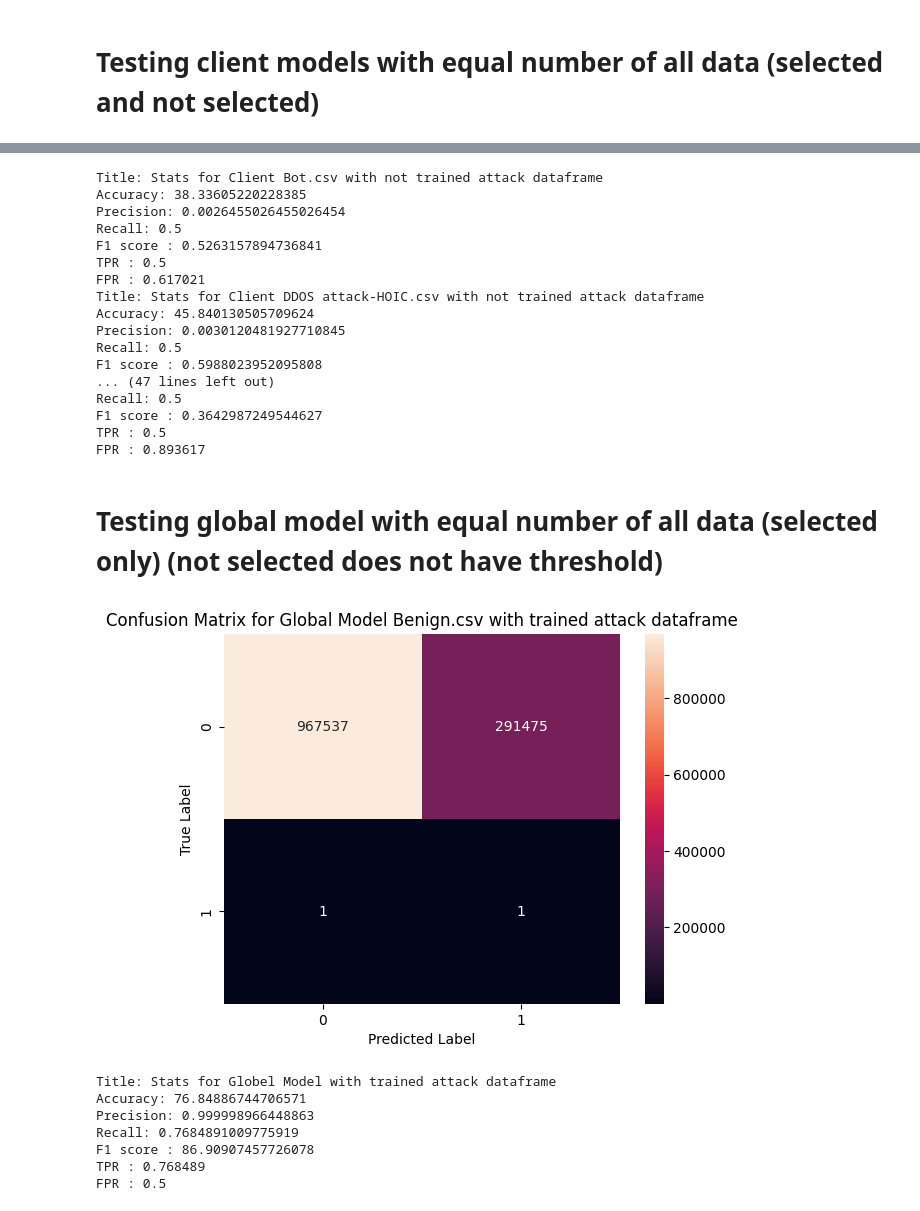
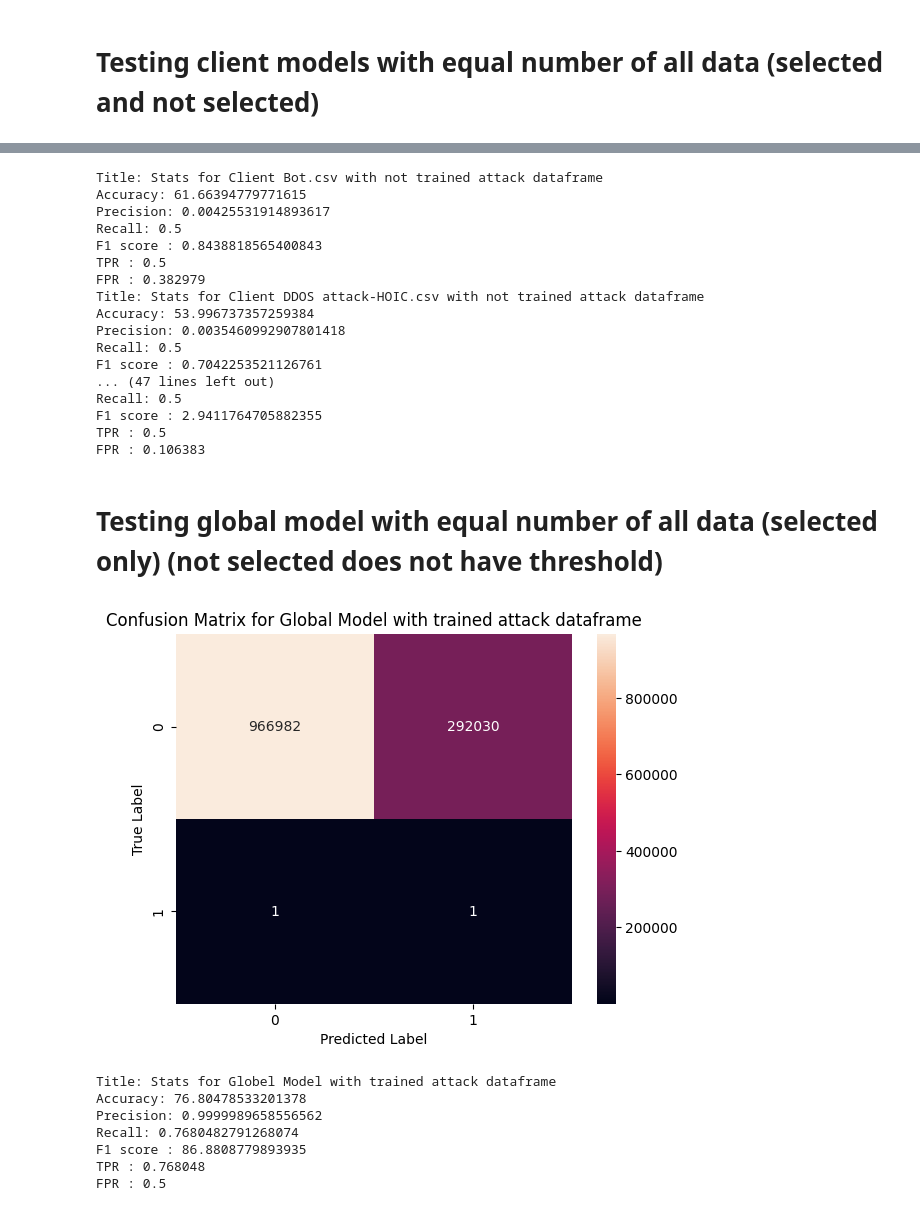
Before and after one commit to 4k5h1t/FYP, a Jupyter notebook: Separate_Attack_Training_FL_mixed-global.ipynb, the cells around one changed output, grey strips where cells are left out. Saved outputs shown, nothing was run; the diff lists cells and outputs as text; code cells hidden in the pictures.

Commit message:
Corrected the confusion matrix classification

```diff
--- a/Separate_Attack_Training_FL_mixed-global.ipynb
+++ b/Separate_Attack_Training_FL_mixed-global.ipynb
@@ -799,7 +802,7 @@ for device in devices:
           y_pred.append(1 if error <= threshold else 0)
         else:
           y_true.append(0)
-          y_pred.append(0 if error <= threshold else 1)
+          y_pred.append(0 if error >= threshold else 1)
     TP, FP, TN, FN = perf_measure(y_true, y_pred)
     TP += 1
     FN += 1
@@ -897,7 +900,7 @@ for device in devices:
           y_pred.append(1 if error <= threshold else 0)
       else:
           y_true.append(0)
-          y_pred.append(0 if error <= threshold else 1)
+          y_pred.append(0 if error >= threshold else 1)
       ind += 1
   TP, FP, TN, FN = perf_measure(y_true, y_pred)
   TP += 1
@@ -988,7 +991,7 @@ for device in devices:
           y_pred.append(1 if error <= threshold else 0)
       else:
           y_true.append(0)
-          y_pred.append(0 if error <= threshold else 1)
+          y_pred.append(0 if error >= threshold else 1)
       ind += 1
   TP, FP, TN, FN = perf_measure(y_true, y_pred)
   TP += 1
@@ -1038,22 +1041,22 @@ for i in notselectedattackbenmix_stats:
     print("FPR : " + str(i[6]))
 # %% [output]
 Title: Stats for Client Bot.csv with not trained attack dataframe
-Accuracy: 38.33605220228385
-Precision: 0.0026455026455026454
+Accuracy: 61.66394779771615
+Precision: 0.00425531914893617
 Recall: 0.5
-F1 score : 0.5263157894736841
+F1 score : 0.8438818565400843
 TPR : 0.5
-FPR : 0.617021
+FPR : 0.382979
 Title: Stats for Client DDOS attack-HOIC.csv with not trained attack dataframe
-Accuracy: 45.840130505709624
-Precision: 0.0030120481927710845
+Accuracy: 53.996737357259384
+Precision: 0.0035460992907801418
 Recall: 0.5
-F1 score : 0.5988023952095808
+F1 score : 0.7042253521126761
 ... (47 lines left out)
 Recall: 0.5
-F1 score : 0.3642987249544627
+F1 score : 2.9411764705882355
 TPR : 0.5
-FPR : 0.893617
+FPR : 0.106383
 # %%
 import matplotlib
 matplotlib.pyplot.close()
@@ -1079,40 +1082,40 @@ for batch in test_set:
         if label == 'Benign.csv':
             threshold = max(thresholds.values())
             y_true.append(0)
-            y_pred.append(0 if error <= threshold else 1)
+            y_pred.append(0 if error >= threshold else 1)
         else:
             y_true.append(1)
             y_pred.append(1 if error <= threshold else 0)
         ind += 1
 TP, FP, TN, FN = perf_measure(y_true, y_pred)
 TP += 1
 FN += 1
 TN += 1
 FP += 1
 conf_matrix = [[TP, FN], [FP, TN]]
 plt.figure()
 sns.heatmap(conf_matrix, annot=True, fmt="d")
-plt.title("Confusion Matrix for Global Model " + str(device) +" with trained attack dataframe")
+plt.title("Confusion Matrix for Global Model with trained attack dataframe")
 plt.xlabel("Predicted Label")
 plt.ylabel("True Label")
 
 acc = (TP+TN) / (TP+TN+FP+FN)
 precision = TP/(TP+FP)
 recall = TP/(TP+FN)
 F1score = 2 * ((precision * recall) / (precision + recall))
 
 TPR = round((TP / (TP+FN)), 6)
 # print('TPR is: {}%'.format(TPR))
 
 FPR = round((FP / (FP + TN)), 6)
 # print('TPR is: {}%'.format(FPR))
 
 selectedattackbenmix_stats_global.append([str("Stats for Globel Model with trained attack dataframe"), acc*100, precision, recall, F1score*100, TPR, FPR])
 
 #   [['TP', 'FN']
 #   ['FP', 'TN']]
 # %% [output]
-[figure, old version]
+[figure, new version]
 # %%
 for i in selectedattackbenmix_stats_global:
     print("Title: " + i[0])
@@ -1124,11 +1127,11 @@ for i in selectedattackbenmix_stats_global:
     print("FPR : " + str(i[6]))
 # %% [output]
 Title: Stats for Globel Model with trained attack dataframe
-Accuracy: 76.84886744706571
-Precision: 0.999998966448863
-Recall: 0.7684891009775919
-F1 score : 86.90907457726078
-TPR : 0.768489
+Accuracy: 76.80478533201378
+Precision: 0.9999989658556562
+Recall: 0.7680482791268074
+F1 score : 86.8808779893935
+TPR : 0.768048
 FPR : 0.5
 # %%
 import matplotlib
```
Also changed, not shown: parts of 7 cells of this notebook.
